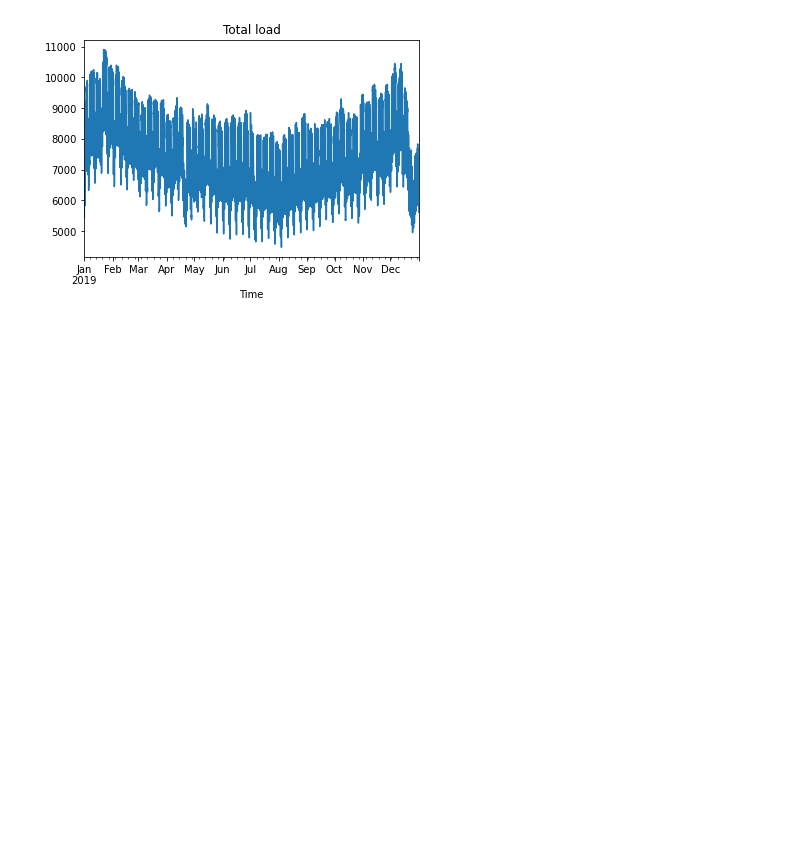
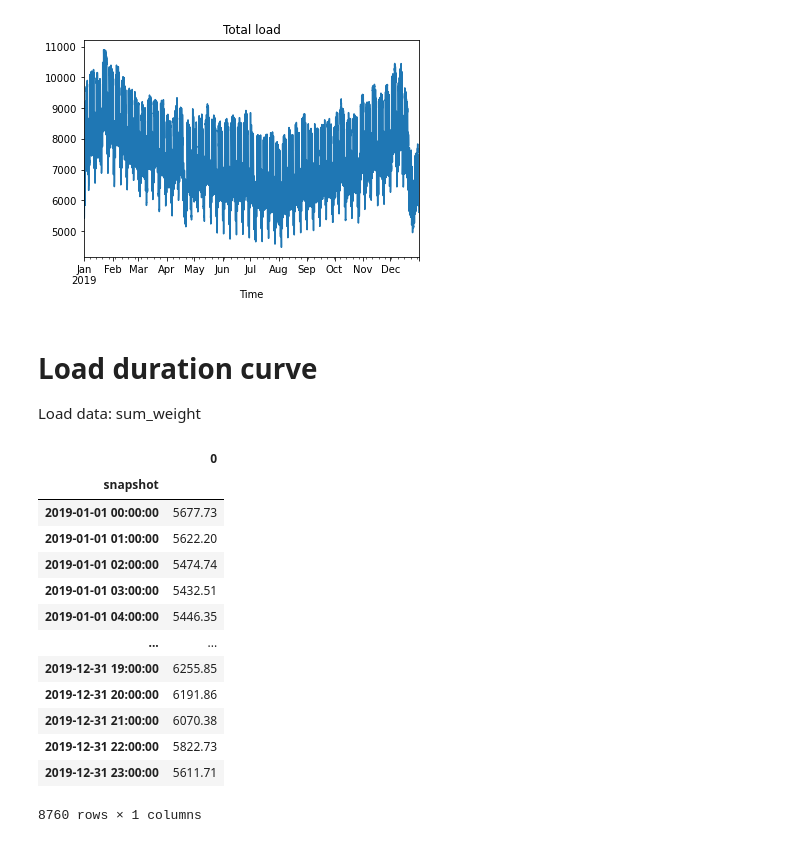
Before and after one commit to slvstr1/pypsa-eur, a Jupyter notebook: czechia_price2013.ipynb, the cells around one changed output. Saved outputs shown, nothing was run; the diff lists cells and outputs as text; code cells hidden in the pictures; blank space fills up the shorter version.

```diff
--- a/czechia_price2013.ipynb
+++ b/czechia_price2013.ipynb
@@ -525,3 +527,7 @@ Plotting total load
 ax2 = sum_weight.plot(x='snapshot', y='data', ylabel = '', xlabel = 'Time', title= 'Total load')
 # %% [output]
 [figure]
+# %% [markdown]
+# Load duration curve
+
+Load data: sum_weight
@@ -527,0 +540,17 @@ ax2 = sum_weight.plot(x='snapshot', y='data', ylabel = '', xlabel = 'Time', titl
+# %%
+load_df = pd.DataFrame(sum_weight)
+# %% [output]
+|  | 0 |
+| snapshot |  |
+| 2019-01-01 00:00:00 | 5677.73 |
+| 2019-01-01 01:00:00 | 5622.20 |
+| 2019-01-01 02:00:00 | 5474.74 |
+| 2019-01-01 03:00:00 | 5432.51 |
+| 2019-01-01 04:00:00 | 5446.35 |
+| ... | ... |
+| 2019-12-31 19:00:00 | 6255.85 |
+| 2019-12-31 20:00:00 | 6191.86 |
+| 2019-12-31 21:00:00 | 6070.38 |
+| 2019-12-31 22:00:00 | 5822.73 |
+| 2019-12-31 23:00:00 | 5611.71 |
+8760 rows × 1 columns
```
Also changed, not shown: parts of 10 cells of this notebook.
